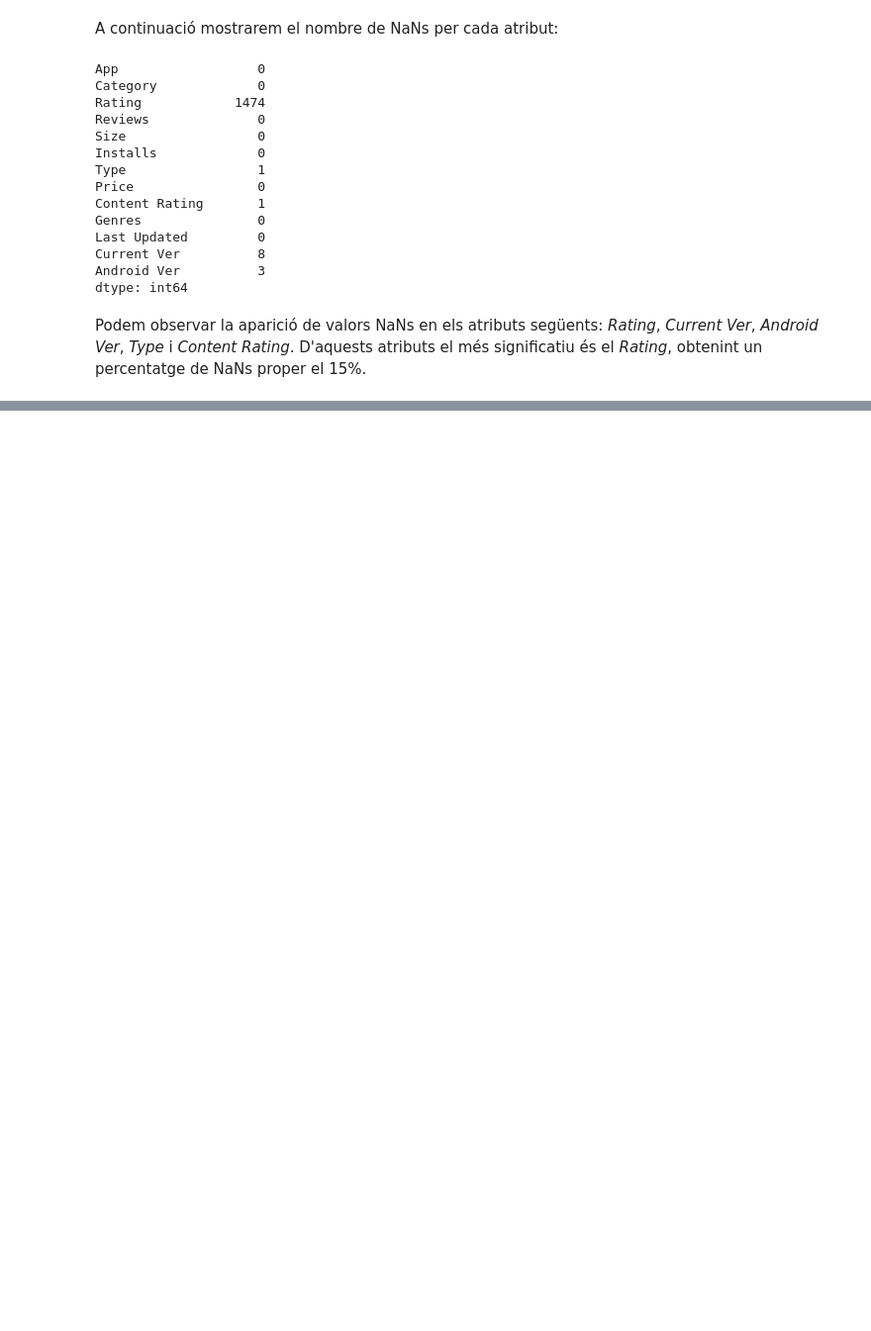
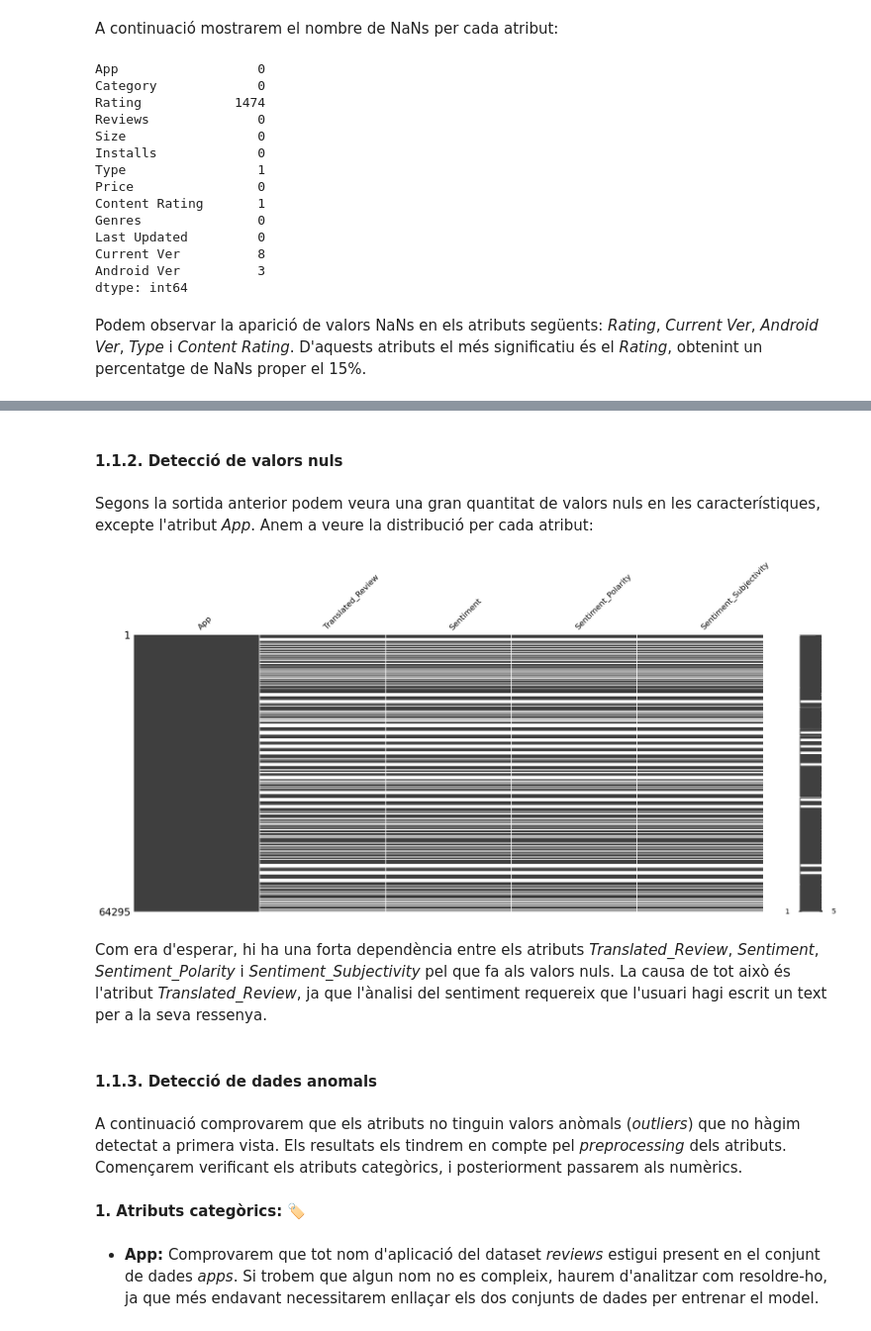
Before and after one commit to NIU1672001/Google-Play-Store-Apps, a Jupyter notebook: Google Play Store Apps.ipynb, the cells around one changed output, grey strips where cells are left out. Shown at 99% size. Cells and saved outputs as stored; diff of their text form; code cells hidden in the pictures; blank space fills up the shorter version.

Commit message:
Detecció de valors nuls, dades anomals i descripció dels atributs del dataset ressenyes

```diff
--- a/Google Play Store Apps.ipynb
+++ b/Google Play Store Apps.ipynb
@@ -148,0 +153,3 @@ Podem observar la aparició de valors NaNs en els atributs següents: *Rating*,
+# %%
+reviews_data = pd.read_csv("data/ressenyes.csv")
+apps_data.head()
@@ -148,0 +197,19 @@ Podem observar la aparició de valors NaNs en els atributs següents: *Rating*,
+# %% [markdown]
+#### 1.1.2. Detecció de valors nuls
+# %% [markdown]
+Segons la sortida anterior podem veura una gran quantitat de valors nuls en les característiques, excepte l'atribut *App*. Anem a veure la distribució per cada atribut:
+# %%
+msno.matrix(reviews_data)
+plt.show()
+# %% [output]
+[figure, added]
+# %% [markdown]
+Com era d'esperar, hi ha una forta dependència entre els atributs *Translated_Review*, *Sentiment*, *Sentiment_Polarity* i *Sentiment_Subjectivity* pel que fa als valors nuls. La causa de tot això és l'atribut *Translated_Review*, ja que l'ànalisi del sentiment requereix que l'usuari hagi escrit un text per a la seva ressenya.
+# %% [markdown]
+#### 1.1.3. Detecció de dades anomals
+# %% [markdown]
+A continuació comprovarem que els atributs no tinguin valors anòmals (*outliers*) que no hàgim detectat a primera vista. Els resultats els tindrem en compte pel *preprocessing* dels atributs. Començarem verificant els atributs categòrics, i posteriorment passarem als numèrics.
+# %% [markdown]
+**1. Atributs categòrics: 🏷️**
+# %% [markdown]
+- **App:** Comprovarem que tot nom d'aplicació del dataset *reviews* estigui present en el conjunt de dades *apps*. Si trobem que algun nom no es compleix, haurem d'analitzar com resoldre-ho, ja que més endavant necessitarem enllaçar els dos conjunts de dades per entrenar el model.
```
Also changed, not shown: parts of 25 cells of this notebook, 2 other files.
